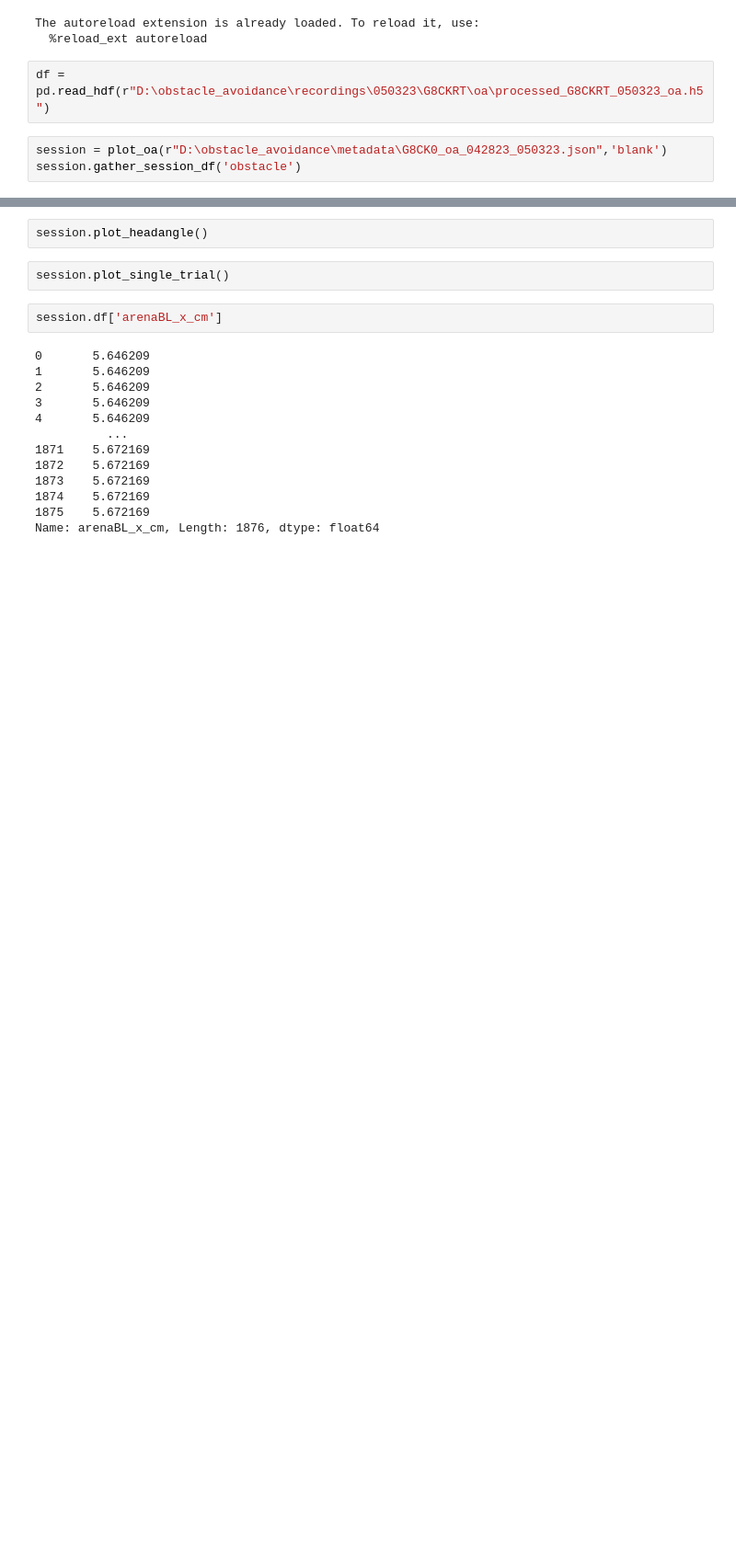
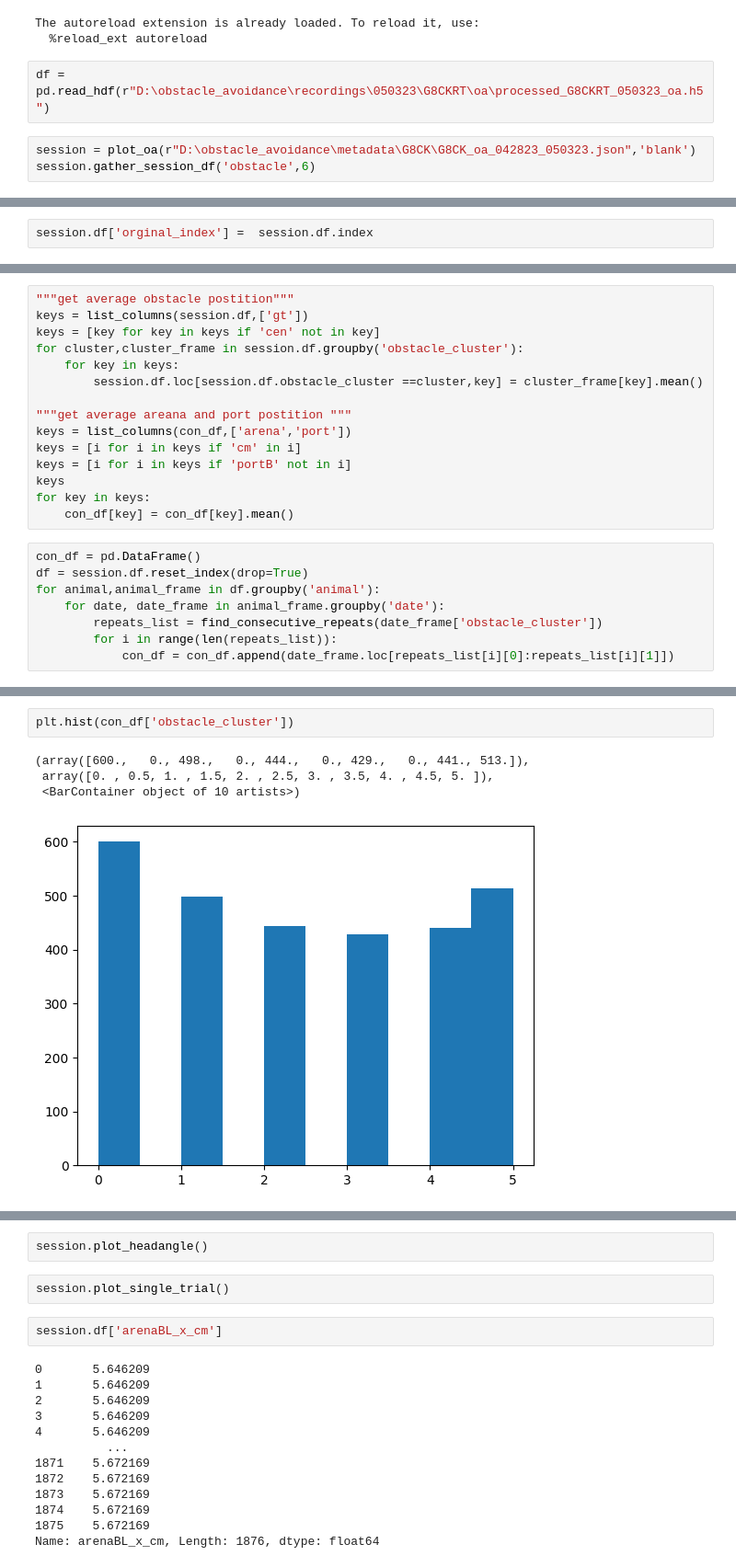
Before and after one commit to msidikpr/obstacle_avoidance, a Jupyter notebook: plots/summary_oa.ipynb, the cells around one changed output, grey strips where cells are left out. Shown at 92% size. Cells and saved outputs as stored; diff of their text form; blank space fills up the shorter version.

```diff
--- a/plots/summary_oa.ipynb
+++ b/plots/summary_oa.ipynb
@@ -40,5 +41,5 @@ The autoreload extension is already loaded. To reload it, use:
 # %%
 df = pd.read_hdf(r"D:\obstacle_avoidance\recordings\050323\G8CKRT\oa\processed_G8CKRT_050323_oa.h5")
 # %%
-session = plot_oa(r"D:\obstacle_avoidance\metadata\G8CK0_oa_042823_050323.json",'blank')
-session.gather_session_df('obstacle')
+session = plot_oa(r"D:\obstacle_avoidance\metadata\G8CK\G8CK_oa_042823_050323.json",'blank')
+session.gather_session_df('obstacle',6)
@@ -45,3 +50,5 @@ session.gather_session_df('obstacle')
+# %%
+session.df['orginal_index'] =  session.df.index
 # %%
 session.df
 # %% [output]
@@ -80,0 +100,23 @@ session.df
+# %%
+"""get average obstacle postition"""
+keys = list_columns(session.df,['gt'])
+keys = [key for key in keys if 'cen' not in key]
+for cluster,cluster_frame in session.df.groupby('obstacle_cluster'):
+    for key in keys:
+        session.df.loc[session.df.obstacle_cluster ==cluster,key] = cluster_frame[key].mean()
+
+"""get average areana and port postition """
+keys = list_columns(con_df,['arena','port'])
+keys = [i for i in keys if 'cm' in i]
+keys = [i for i in keys if 'portB' not in i]
+keys
+for key in keys:
+    con_df[key] = con_df[key].mean()
+# %%
+con_df = pd.DataFrame()
+df = session.df.reset_index(drop=True)
+for animal,animal_frame in df.groupby('animal'):
+    for date, date_frame in animal_frame.groupby('date'):
+        repeats_list = find_consecutive_repeats(date_frame['obstacle_cluster'])
+        for i in range(len(repeats_list)):
+            con_df = con_df.append(date_frame.loc[repeats_list[i][0]:repeats_list[i][1]])
@@ -80,0 +133,7 @@ session.df
+# %%
+plt.hist(con_df['obstacle_cluster'])
+# %% [output]
+(array([600.,   0., 498.,   0., 444.,   0., 429.,   0., 441., 513.]),
+ array([0. , 0.5, 1. , 1.5, 2. , 2.5, 3. , 3.5, 4. , 4.5, 5. ]),
+ <BarContainer object of 10 artists>)
+[figure, added]
```
Also changed, not shown: parts of 40 cells of this notebook, 3 other files.
